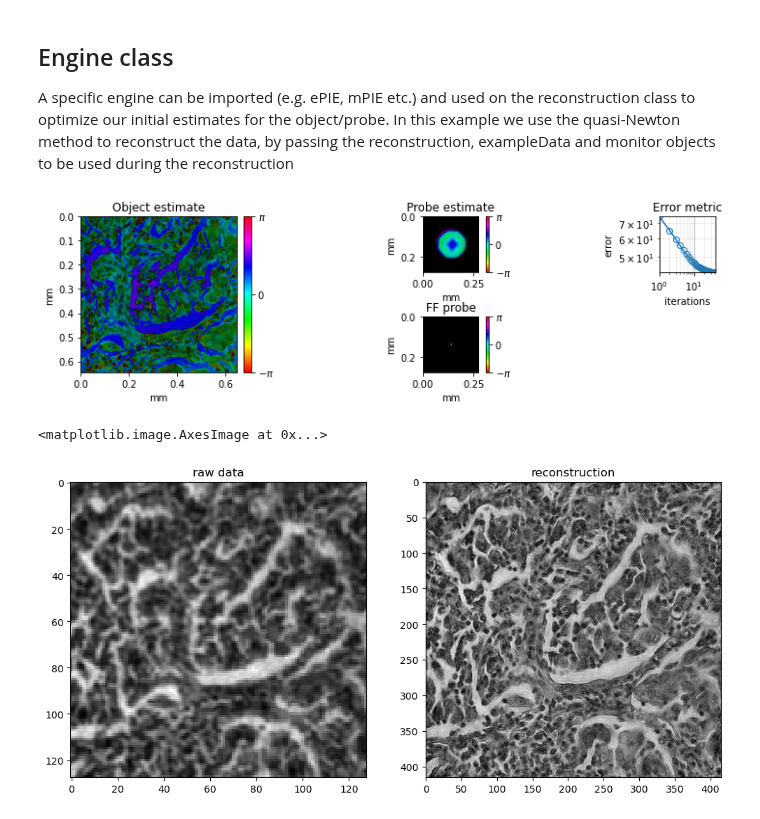
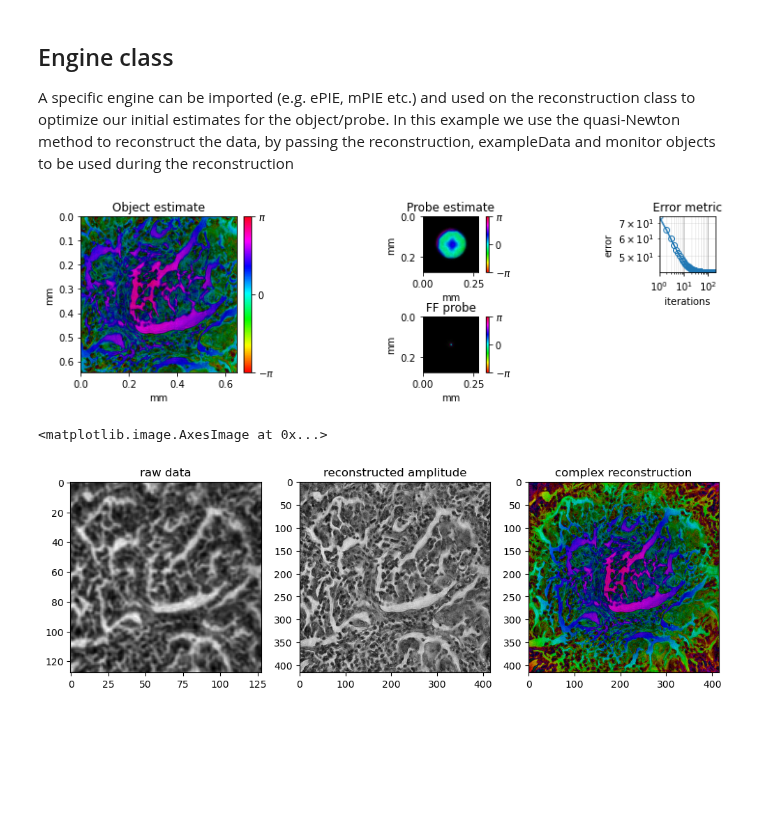
Before and after one commit to PtyLab/PtyLab.py, a Jupyter notebook: jupyter_tutorials/jupyter_tutorials_tutorial_FPM.ipynb, the cells around one changed output. Drawn from its saved outputs; the diff is of its cells as text; code cells hidden in the pictures; blank space fills up the shorter version.

```diff
--- a/jupyter_tutorials/jupyter_tutorials_tutorial_FPM.ipynb
+++ b/jupyter_tutorials/jupyter_tutorials_tutorial_FPM.ipynb
@@ -121,21 +124,25 @@ Calibrated NA is 0.064
 A specific engine can be imported (e.g. ePIE, mPIE etc.) and used on the reconstruction class to optimize our initial estimates for the object/probe. In this example we use the quasi-Newton method to reconstruct the data, by passing the reconstruction, exampleData and monitor objects to be used during the reconstruction
 # %%
 engine = Engines.qNewton(reconstruction, exampleData, params, monitor)
+engine.numIterations = 200
 engine.reconstruct()
 # %% [output]
-[figure, old version]
+[figure, new version]
 # %%
-from PtyLab.utils.utils import fft2c
-from PtyLab.utils.visualisation import modeTile
+from PtyLab.utils.utils import fft2c, ifft2c
+from PtyLab.utils.visualisation import modeTile, complex2rgb
 plt.rcParams['figure.figsize'] = [12, 12]
 plt.rcParams['figure.dpi'] = 100
 
-plt.subplot(121)
+plt.subplot(131)
 plt.title('raw data')
 plt.imshow(abs(mean_img),cmap='gray')
-plt.subplot(122)
-plt.title('reconstruction')
+plt.subplot(132)
+plt.title('reconstructed amplitude')
 plt.imshow(abs(modeTile(fft2c(reconstruction.object))),cmap='gray')
+plt.subplot(133)
+plt.title('complex reconstruction')
+plt.imshow(complex2rgb(modeTile(fft2c(reconstruction.object))))
 # %% [output]
 <matplotlib.image.AxesImage at 0x...>
-[figure, old version]
+[figure, new version]
```
Also changed, not shown: parts of 6 cells of this notebook.
